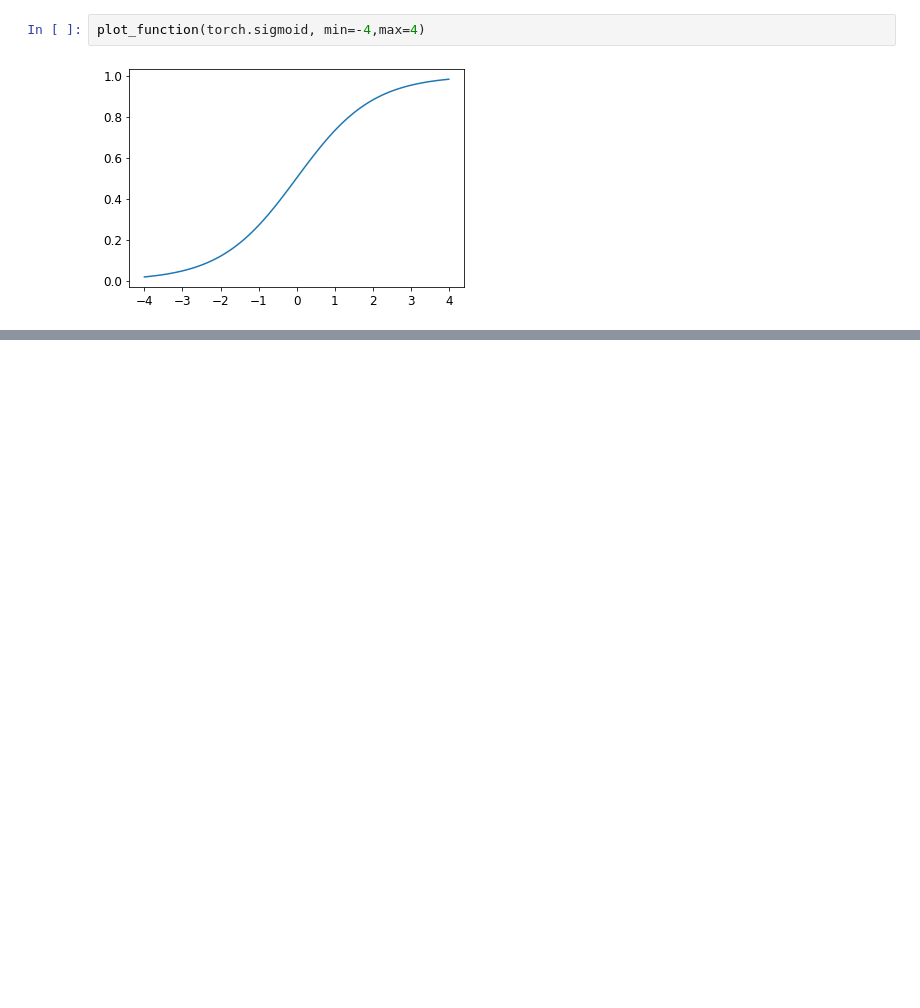
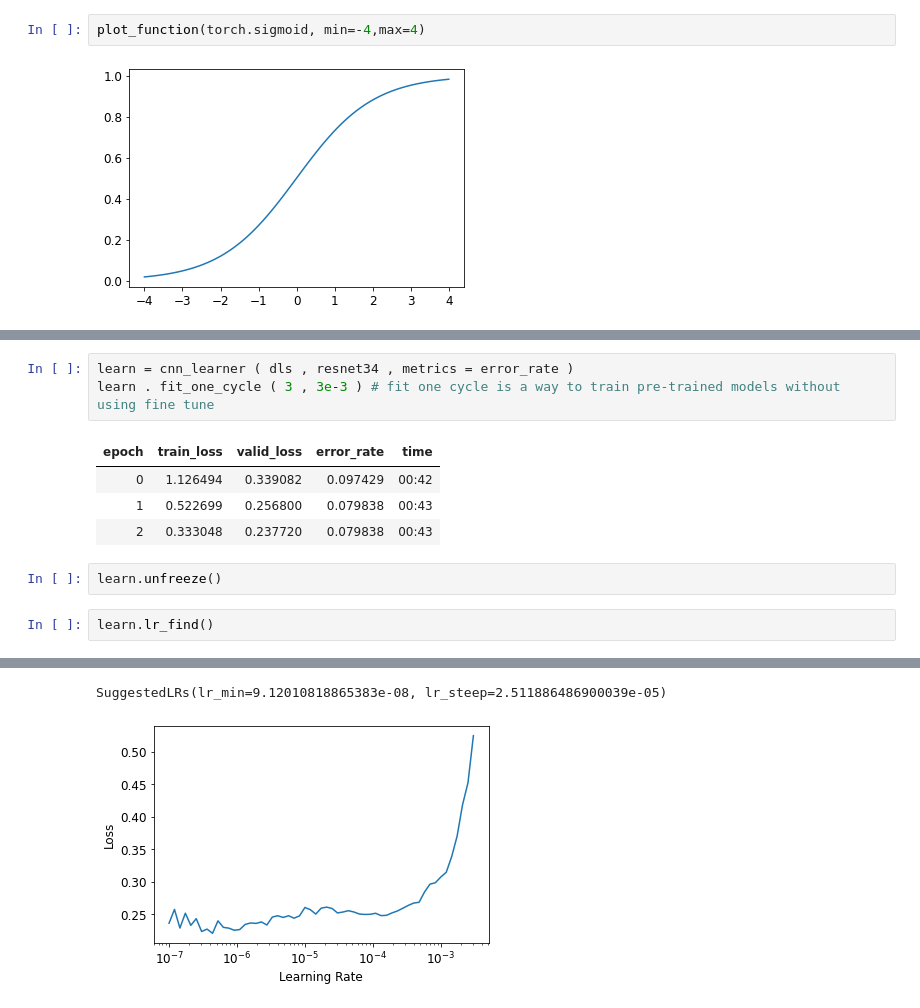
Before and after one commit to jonworkman88/fastbook, a Jupyter notebook: clean/Jon_files/05_pets.ipynb, the cells around one changed output, grey strips where cells are left out. Saved outputs shown, nothing was run; the diff lists cells and outputs as text; blank space fills up the shorter version.

```diff
--- a/clean/Jon_files/05_pets.ipynb
+++ b/clean/Jon_files/05_pets.ipynb
@@ -102,0 +152,13 @@ def softmax ( x ): return exp ( x ) / exp ( x ) . sum ( dim = 1 , keepdim = True
+# %%
+learn = cnn_learner ( dls , resnet34 , metrics = error_rate )
+learn . fit_one_cycle ( 3 , 3e-3 ) # fit one cycle is a way to train pre-trained models without using fine tune
+# %% [output]
+| epoch | train_loss | valid_loss | error_rate | time |
+| 0 | 1.126494 | 0.339082 | 0.097429 | 00:42 |
+| 1 | 0.522699 | 0.256800 | 0.079838 | 00:43 |
+| 2 | 0.333048 | 0.237720 | 0.079838 | 00:43 |
+# %%
+learn.unfreeze()
+# %%
+learn.lr_find()
+# %% [output]
@@ -102,0 +166,2 @@ def softmax ( x ): return exp ( x ) / exp ( x ) . sum ( dim = 1 , keepdim = True
+SuggestedLRs(lr_min=9.12010818865383e-08, lr_steep=2.511886486900039e-05)
+[figure, added]
```
Also changed, not shown: parts of 22 cells of this notebook, 1 other file.
